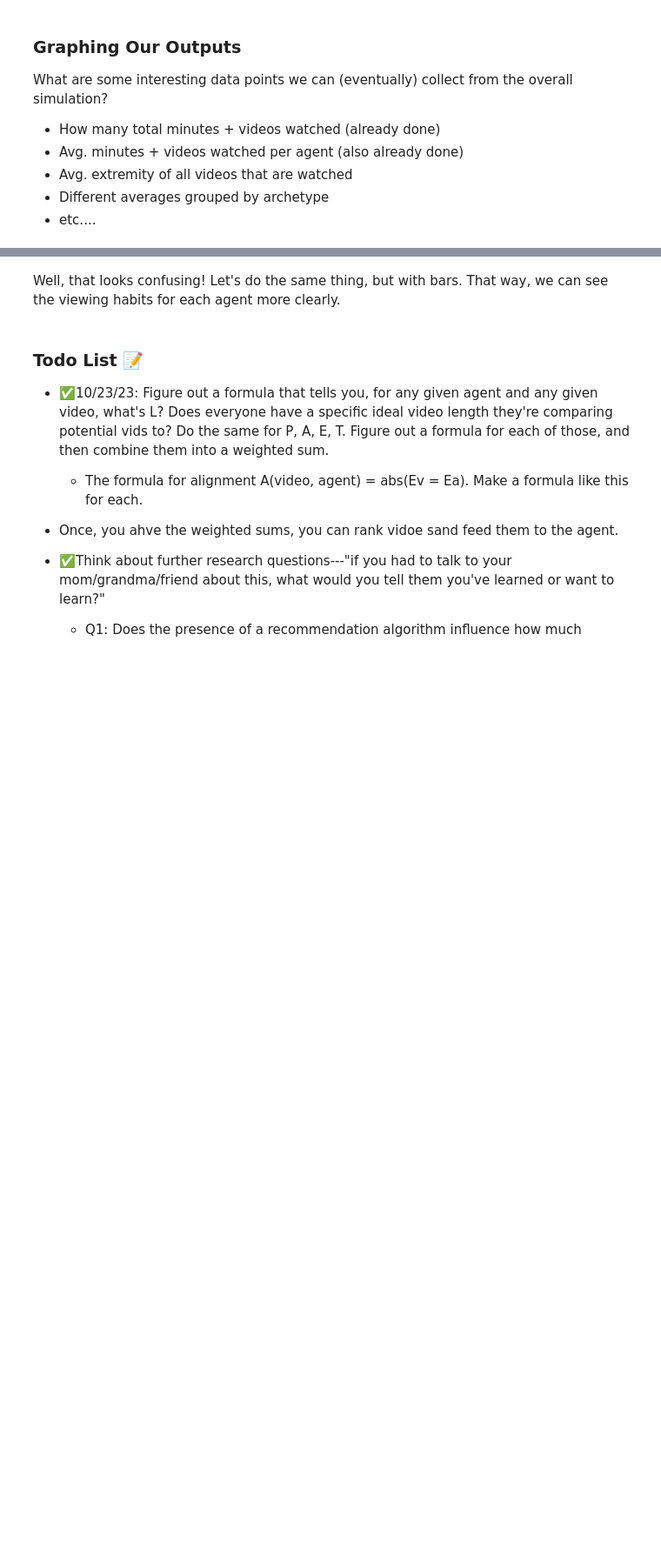
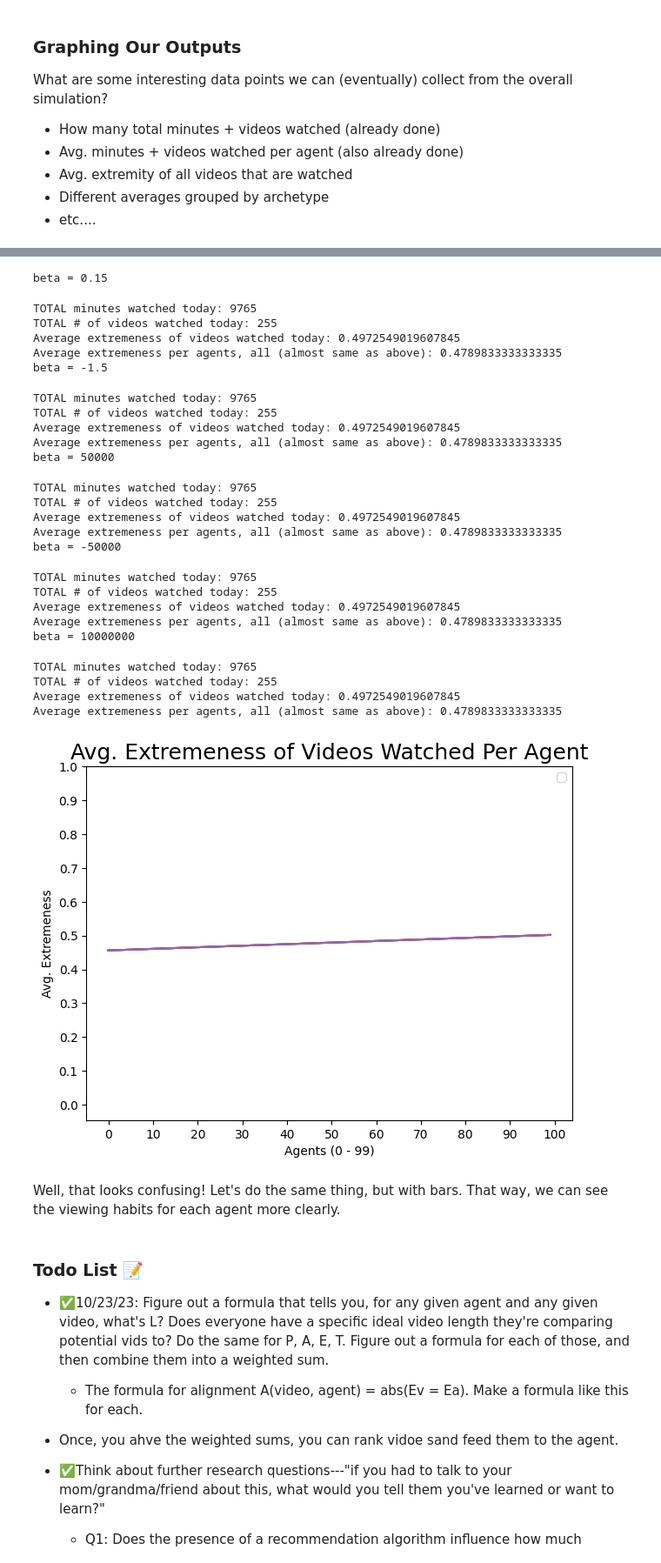
Before and after one commit to snyder-research-group/tools-of-justice, a Jupyter notebook: youtube simulation/simulation_notebook.ipynb, the cells around one changed output, grey strips where cells are left out. Shown at 87% size. Saved outputs shown, nothing was run; the diff lists cells and outputs as text; code cells hidden in the pictures; blank space fills up the shorter version.

```diff
--- a/youtube simulation/simulation_notebook.ipynb
+++ b/youtube simulation/simulation_notebook.ipynb
@@ -1553,7 +1639,7 @@ plt.show()
 import matplotlib as matplotlib
 import numpy as np
 
-beta_values = [0.15, 1.5, 15, 150, 1500]
+beta_values = [0.15, -1.5, 50000, -50000, 10000000]
 
 
 
@@ -1612,7 +1698,7 @@ def calculate_score_multiple_vids_custom_beta(our_agent, our_videos, our_beta):
 
         # For small score = good, + in front of components user wants small, and - for components user wants big
         # + in front of component that YouTube wants small
-        score = -(alpha * l_return) - (beta * p_return) + (gamma * (abs(ev-ea)/max_align)) - (delta * ev)/max_extr
+        score = -(alpha * l_return) - (our_beta * p_return) + (gamma * (abs(ev-ea)/max_align)) - (delta * ev)/max_extr
 
         video_scores.append((i, score))
 
@@ -1623,9 +1709,9 @@ def calculate_score_multiple_vids_custom_beta(our_agent, our_videos, our_beta):
 
 
 
-for i in range(5):
+for k in range(5):
 
-
+    print("beta = " + str(beta_values[k]))
     total_minutes_watched_today_scoring = 0   # how many minutes the agent has watched today
     total_vids_watched_today_scoring = 0  # how many videos the agent watched today
     agent_minutes_watched_today_array_scoring = []
@@ -1681,7 +1767,7 @@ for i in range(5):
 
 
         # From 11/5/23: using the score ranking system
-        agent_scores = calculate_score_multiple_vids(daily_agent, all_videos)
+        agent_scores = calculate_score_multiple_vids_custom_beta(daily_agent, all_videos, beta_values[k])
         lookup_dict = {vid.vid_id: vid for vid in all_videos}
 
 
@@ -1775,6 +1861,7 @@ for i in range(5):
 
 
 
+
         # From below here, the agent is done watching videos for the day
 
         total_minutes_watched_today_scoring = total_minutes_watched_today_scoring + agent_minutes_watched_today_scoring
@@ -1797,6 +1884,34 @@ for i in range(5):
     print("TOTAL # of videos watched today: " + str(total_vids_watched_today_scoring))
     print("Average extremeness of videos watched today: " + str(avg_videos_watched_extremeness_array_scoring))
     print("Average extremeness per agents, all (almost same as above): " + str(Average(extr_of_each_agent_video_all_scoring)))
+
+    x_score = numpy.arange(0, NUM_AGENTS)
+    y_score = Reverse(extr_of_each_agent_video_all_scoring)
+
+    plt.scatter(x_score,y_score, color = 'white')
+    # plt.title('Avg. Extremeness of Videos Watched Per Agent, w/ Scoring', fontsize = 18)
+    plt.xlabel('Agents (0 - ' + str(NUM_AGENTS-1) + ')')
+    plt.ylabel('Avg. Extremeness')
+
+
+    # plt.axhline(numpy.nanmean(y), linestyle = '--', color = 'green')
+
+    # defining display layout
+    plt.tight_layout()
+
+    plt.xticks(numpy.arange(0, 101, 10))
+    plt.yticks(numpy.arange(0, 1.1, 0.1))
+
+
+
+    #obtain m (slope) and b(intercept) of linear regression line
+    m_score, b_score = numpy.polyfit(x_score, y_score, 1)
+
+    #add linear regression line to scatterplot
+    plt.plot(x_score, m_score*x_score+b_score)
+
+
+    # plt.show()
 
 
 if(SCORE_SYSTEM_TOGGLE):
@@ -1806,34 +1921,61 @@ if(SCORE_SYSTEM_TOGGLE):
 
     plt.scatter(x_score,y_score, color = 'white')
     # plt.title('Avg. Extremeness of Videos Watched Per Agent, w/ Scoring', fontsize = 18)
     plt.xlabel('Agents (0 - ' + str(NUM_AGENTS-1) + ')')
     plt.ylabel('Avg. Extremeness')
 
 
     # plt.axhline(numpy.nanmean(y), linestyle = '--', color = 'green')
 
     # defining display layout
     plt.tight_layout()
 
     plt.xticks(numpy.arange(0, 101, 10))
     plt.yticks(numpy.arange(0, 1.1, 0.1))
 
 
 
     #obtain m (slope) and b(intercept) of linear regression line
     m_score, b_score = numpy.polyfit(x_score, y_score, 1)
 
     #add linear regression line to scatterplot
     # plt.plot(x_score, m_score*x_score+b_score)
 
 
     # plt.show()
 
 
 plt.title('Avg. Extremeness of Videos Watched Per Agent', fontsize = 18)
-plt.plot(x_score, m_score*x_score+b_score, label = "Scoring System", lw = 3)
+# plt.plot(x_score, m_score*x_score+b_score, label = "Scoring System", lw = 3)
 plt.legend()
 plt.show()
+# %% [output]
+beta = 0.15
+TOTAL minutes watched today: 9765
+TOTAL # of videos watched today: 255
+Average extremeness of videos watched today: 0.4972549019607845
+Average extremeness per agents, all (almost same as above): 0.4789833333333335
+beta = -1.5
+TOTAL minutes watched today: 9765
+TOTAL # of videos watched today: 255
+Average extremeness of videos watched today: 0.4972549019607845
+Average extremeness per agents, all (almost same as above): 0.4789833333333335
+beta = 50000
+TOTAL minutes watched today: 9765
+TOTAL # of videos watched today: 255
+Average extremeness of videos watched today: 0.4972549019607845
+Average extremeness per agents, all (almost same as above): 0.4789833333333335
+beta = -50000
+TOTAL minutes watched today: 9765
+TOTAL # of videos watched today: 255
+Average extremeness of videos watched today: 0.4972549019607845
+Average extremeness per agents, all (almost same as above): 0.4789833333333335
+beta = 10000000
+TOTAL minutes watched today: 9765
+TOTAL # of videos watched today: 255
+Average extremeness of videos watched today: 0.4972549019607845
+Average extremeness per agents, all (almost same as above): 0.4789833333333335
+[figure, added]
 # %%
 # Let's graph each agent's extremeness with how much they watched per day.
 
```
Also changed, not shown: parts of 11 cells of this notebook.
